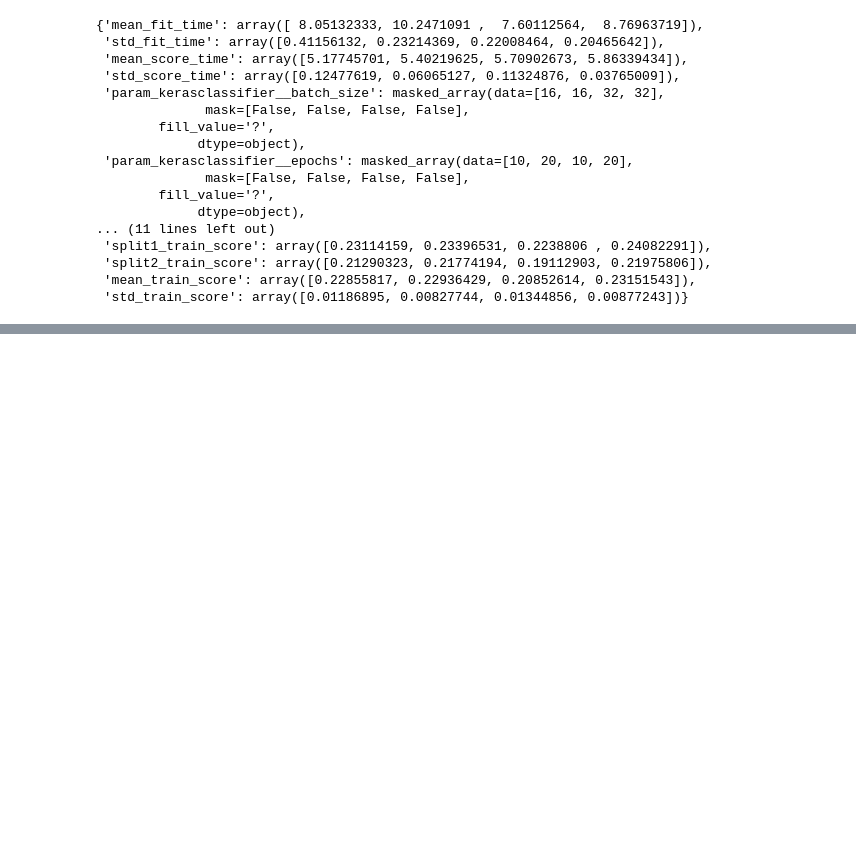
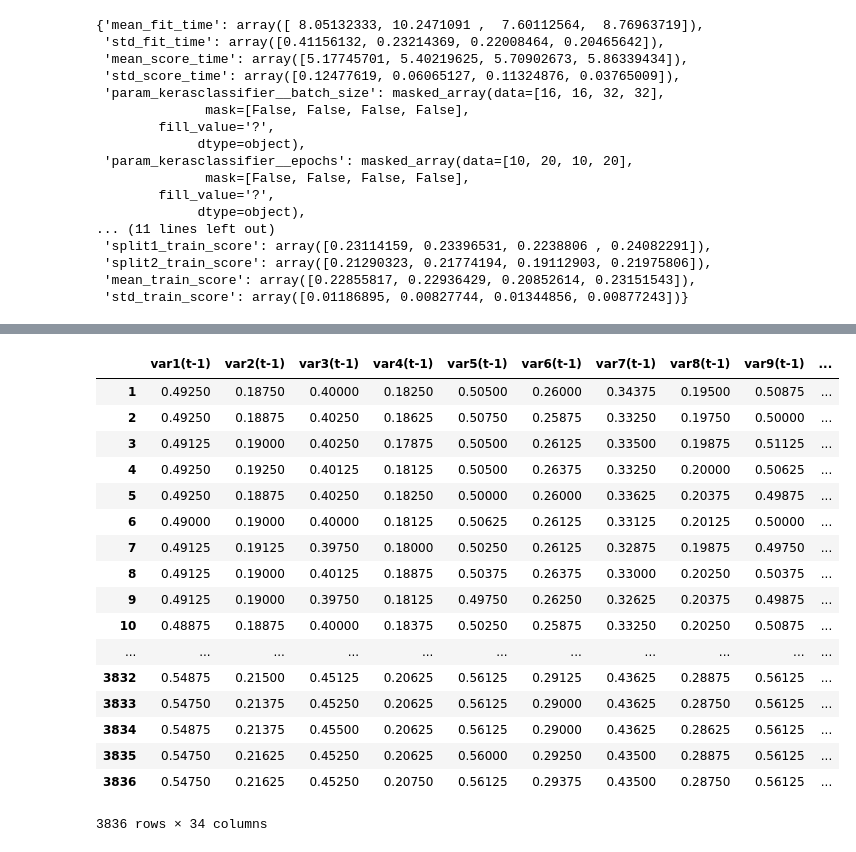
Before and after one commit to chriswegmann/drone_steering, a Jupyter notebook: models/pascal_notebook.ipynb, the cells around one changed output, grey strips where cells are left out. Saved outputs shown, nothing was run; the diff lists cells and outputs as text; code cells hidden in the pictures; blank space fills up the shorter version.

Commit message:
Extract 3D-Input Array from csv-Dataframe

```diff
--- a/models/pascal_notebook.ipynb
+++ b/models/pascal_notebook.ipynb
@@ -370,0 +338,5 @@ We need to adapt the two files as follows in order for them to work on Azure:
+# %%
+x = df.copy()
+# %%
+cols = x.columns
+cols
@@ -370,0 +391,6 @@ We need to adapt the two files as follows in order for them to work on Azure:
+# %%
+X, y, feature_cols = extract_input_data(x,7)
+print(X.shape,y.shape)
+
+for i in range(0,40):
+    print(X[i],y[i])
@@ -370,0 +415,52 @@ We need to adapt the two files as follows in order for them to work on Azure:
+# %%
+def series_to_supervised(data, n_in=1, n_out=1, dropnan=True):
+	"""
+	Frame a time series as a supervised learning dataset.
+	Arguments:
+		data: Sequence of observations as a list or NumPy array.
+		n_in: Number of lag observations as input (X).
+		n_out: Number of observations as output (y).
+		dropnan: Boolean whether or not to drop rows with NaN values.
+	Returns:
+		Pandas DataFrame of series framed for supervised learning.
+	"""
+	n_vars = 1 if type(data) is list else data.shape[1]
+	df = pd.DataFrame(data)
+	cols, names = list(), list()
+	# input sequence (t-n, ... t-1)
+	for i in range(n_in, 0, -1):
+		cols.append(df.shift(i))
+		names += [('var%d(t-%d)' % (j+1, i)) for j in range(n_vars)]
+	# forecast sequence (t, t+1, ... t+n)
+	for i in range(0, n_out):
+		cols.append(df.shift(-i))
+		if i == 0:
+			names += [('var%d(t)' % (j+1)) for j in range(n_vars)]
+		else:
+			names += [('var%d(t+%d)' % (j+1, i)) for j in range(n_vars)]
+	# put it all together
+	agg = pd.concat(cols, axis=1)
+	agg.columns = names
+	# drop rows with NaN values
+	if dropnan:
+		agg.dropna(inplace=True)
+	return agg
+# %% [output]
+|  | var1(t-1) | var2(t-1) | var3(t-1) | var4(t-1) | var5(t-1) | var6(t-1) | var7(t-1) | var8(t-1) | var9(t-1) | ... |
+| 1 | 0.49250 | 0.18750 | 0.40000 | 0.18250 | 0.50500 | 0.26000 | 0.34375 | 0.19500 | 0.50875 | ... |
+| 2 | 0.49250 | 0.18875 | 0.40250 | 0.18625 | 0.50750 | 0.25875 | 0.33250 | 0.19750 | 0.50000 | ... |
+| 3 | 0.49125 | 0.19000 | 0.40250 | 0.17875 | 0.50500 | 0.26125 | 0.33500 | 0.19875 | 0.51125 | ... |
+| 4 | 0.49250 | 0.19250 | 0.40125 | 0.18125 | 0.50500 | 0.26375 | 0.33250 | 0.20000 | 0.50625 | ... |
+| 5 | 0.49250 | 0.18875 | 0.40250 | 0.18250 | 0.50000 | 0.26000 | 0.33625 | 0.20375 | 0.49875 | ... |
+| 6 | 0.49000 | 0.19000 | 0.40000 | 0.18125 | 0.50625 | 0.26125 | 0.33125 | 0.20125 | 0.50000 | ... |
+| 7 | 0.49125 | 0.19125 | 0.39750 | 0.18000 | 0.50250 | 0.26125 | 0.32875 | 0.19875 | 0.49750 | ... |
+| 8 | 0.49125 | 0.19000 | 0.40125 | 0.18875 | 0.50375 | 0.26375 | 0.33000 | 0.20250 | 0.50375 | ... |
+| 9 | 0.49125 | 0.19000 | 0.39750 | 0.18125 | 0.49750 | 0.26250 | 0.32625 | 0.20375 | 0.49875 | ... |
+| 10 | 0.48875 | 0.18875 | 0.40000 | 0.18375 | 0.50250 | 0.25875 | 0.33250 | 0.20250 | 0.50875 | ... |
+| ... | ... | ... | ... | ... | ... | ... | ... | ... | ... | ... |
+| 3832 | 0.54875 | 0.21500 | 0.45125 | 0.20625 | 0.56125 | 0.29125 | 0.43625 | 0.28875 | 0.56125 | ... |
+| 3833 | 0.54750 | 0.21375 | 0.45250 | 0.20625 | 0.56125 | 0.29000 | 0.43625 | 0.28750 | 0.56125 | ... |
+| 3834 | 0.54875 | 0.21375 | 0.45500 | 0.20625 | 0.56125 | 0.29000 | 0.43625 | 0.28625 | 0.56125 | ... |
+| 3835 | 0.54750 | 0.21625 | 0.45250 | 0.20625 | 0.56000 | 0.29250 | 0.43500 | 0.28875 | 0.56125 | ... |
+| 3836 | 0.54750 | 0.21625 | 0.45250 | 0.20750 | 0.56125 | 0.29375 | 0.43500 | 0.28750 | 0.56125 | ... |
+3836 rows × 34 columns
```
Also changed, not shown: parts of 17 cells of this notebook.
